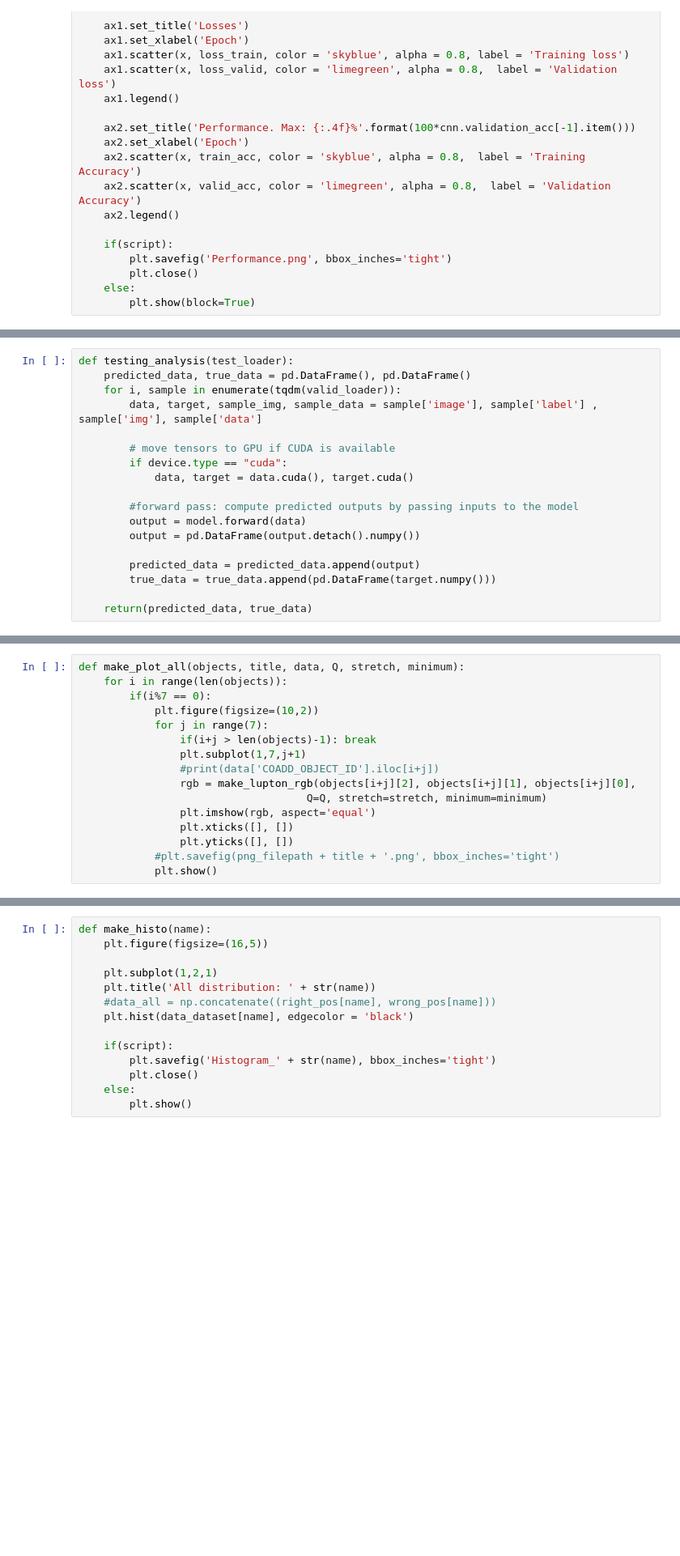
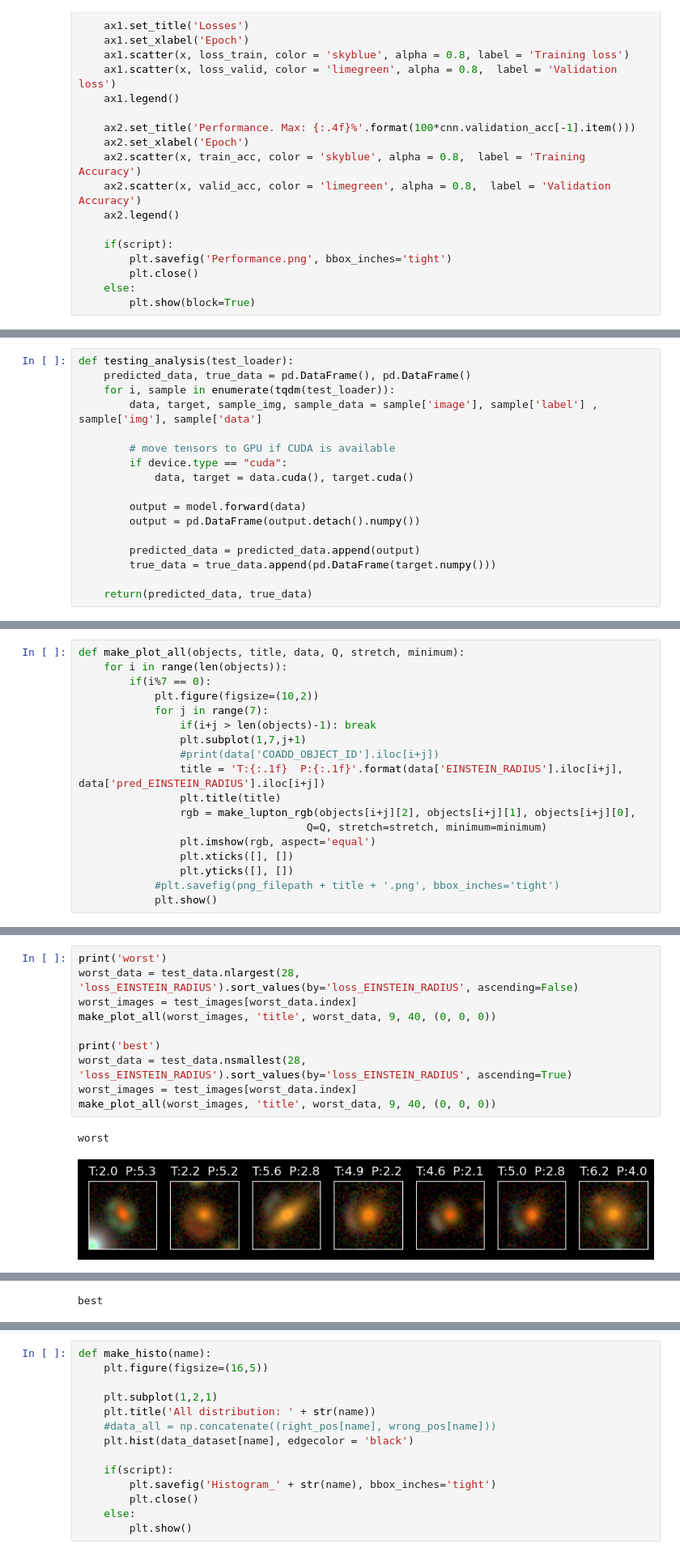
Before and after one commit to JimenaGonzalez/Modeling_strong_lenses, a Jupyter notebook: EfficientNet/EfficientNet.ipynb, the cells around one changed output, grey strips where cells are left out. Shown at 81% size. Cells and saved outputs as stored; diff of their text form; blank space fills up the shorter version.

```diff
--- a/EfficientNet/EfficientNet.ipynb
+++ b/EfficientNet/EfficientNet.ipynb
@@ -483,14 +437,13 @@ plot_performance(model)
 # %%
 def testing_analysis(test_loader):
     predicted_data, true_data = pd.DataFrame(), pd.DataFrame()
-    for i, sample in enumerate(tqdm(valid_loader)):
+    for i, sample in enumerate(tqdm(test_loader)):
         data, target, sample_img, sample_data = sample['image'], sample['label'] , sample['img'], sample['data']
 
         # move tensors to GPU if CUDA is available
         if device.type == "cuda":
             data, target = data.cuda(), target.cuda()
 
-        #forward pass: compute predicted outputs by passing inputs to the model
         output = model.forward(data)
         output = pd.DataFrame(output.detach().numpy())
 
@@ -542,6 +525,8 @@ def make_plot_all(objects, title, data, Q, stretch, minimum):
                 if(i+j > len(objects)-1): break
                 plt.subplot(1,7,j+1)
                 #print(data['COADD_OBJECT_ID'].iloc[i+j])
+                title = 'T:{:.1f}  P:{:.1f}'.format(data['EINSTEIN_RADIUS'].iloc[i+j], data['pred_EINSTEIN_RADIUS'].iloc[i+j])
+                plt.title(title)
                 rgb = make_lupton_rgb(objects[i+j][2], objects[i+j][1], objects[i+j][0],
                                     Q=Q, stretch=stretch, minimum=minimum)
                 plt.imshow(rgb, aspect='equal')
@@ -562,0 +537,13 @@ make_plot_all(images_tmp, 'title', data_tmp, 9, 40, (0, 0, 0))
+# %%
+print('worst')
+worst_data = test_data.nlargest(28, 'loss_EINSTEIN_RADIUS').sort_values(by='loss_EINSTEIN_RADIUS', ascending=False)
+worst_images = test_images[worst_data.index]
+make_plot_all(worst_images, 'title', worst_data, 9, 40, (0, 0, 0))
+
+print('best')
+worst_data = test_data.nsmallest(28, 'loss_EINSTEIN_RADIUS').sort_values(by='loss_EINSTEIN_RADIUS', ascending=True)
+worst_images = test_images[worst_data.index]
+make_plot_all(worst_images, 'title', worst_data, 9, 40, (0, 0, 0))
+# %% [output]
+worst
+[figure, added]
@@ -562,0 +553 @@ make_plot_all(images_tmp, 'title', data_tmp, 9, 40, (0, 0, 0))
+best
```
Also changed, not shown: parts of 18 cells of this notebook, 1 other file.
